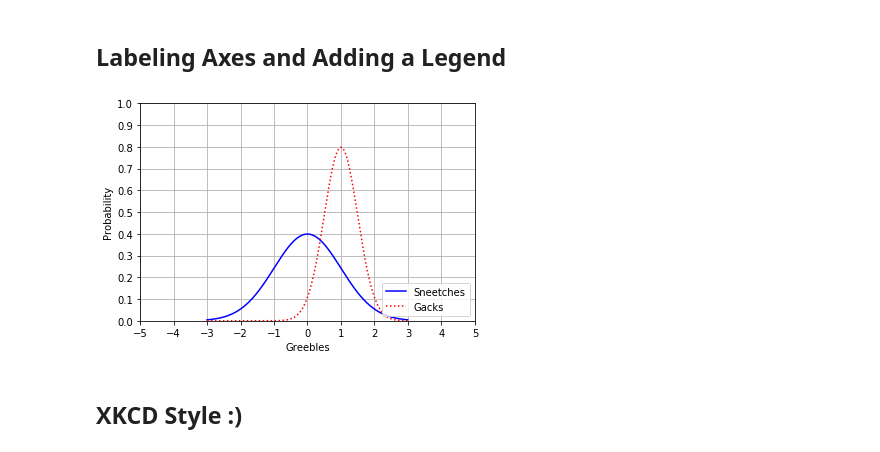
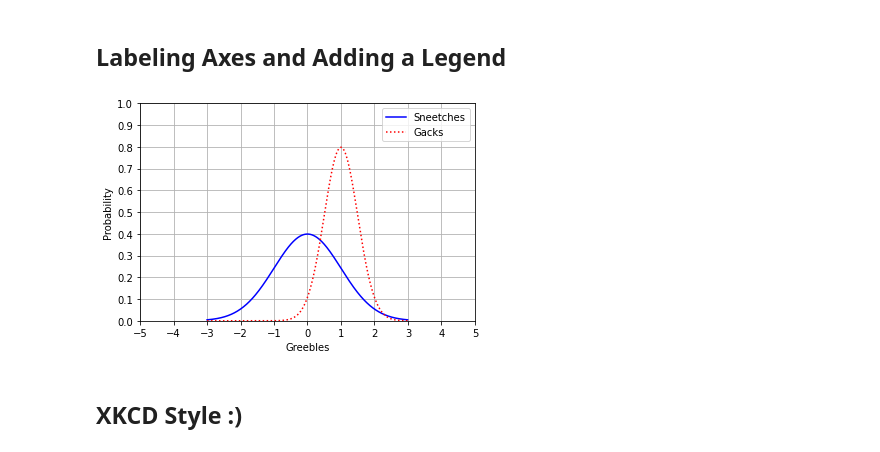
Before and after one commit to RtjShreyD/DS_Learning_material, a Jupyter notebook: MatPlotLib.ipynb, the cells around one changed output. Cells and saved outputs as stored; diff of their text form; code cells hidden in the pictures.

```diff
--- a/MatPlotLib.ipynb
+++ b/MatPlotLib.ipynb
@@ -85,18 +84,18 @@ plt.show()
 # %%
 axes = plt.axes()
 axes.set_xlim([-5, 5])
 axes.set_ylim([0, 1.0])
 axes.set_xticks([-5, -4, -3, -2, -1, 0, 1, 2, 3, 4, 5])
 axes.set_yticks([0, 0.1, 0.2, 0.3, 0.4, 0.5, 0.6, 0.7, 0.8, 0.9, 1.0])
 axes.grid()
 plt.xlabel('Greebles')
 plt.ylabel('Probability')
 plt.plot(x, norm.pdf(x), 'b-')
 plt.plot(x, norm.pdf(x, 1.0, 0.5), 'r:')
-plt.legend(['Sneetches', 'Gacks'], loc=4)
+plt.legend(['Sneetches', 'Gacks'], loc=1)
 plt.show()
 # %% [output]
-[figure, old version]
+[figure, new version]
 # %% [markdown]
 ## XKCD Style :)
 # %%
```
Also changed, not shown: parts of 18 cells of this notebook, 2 other files.
